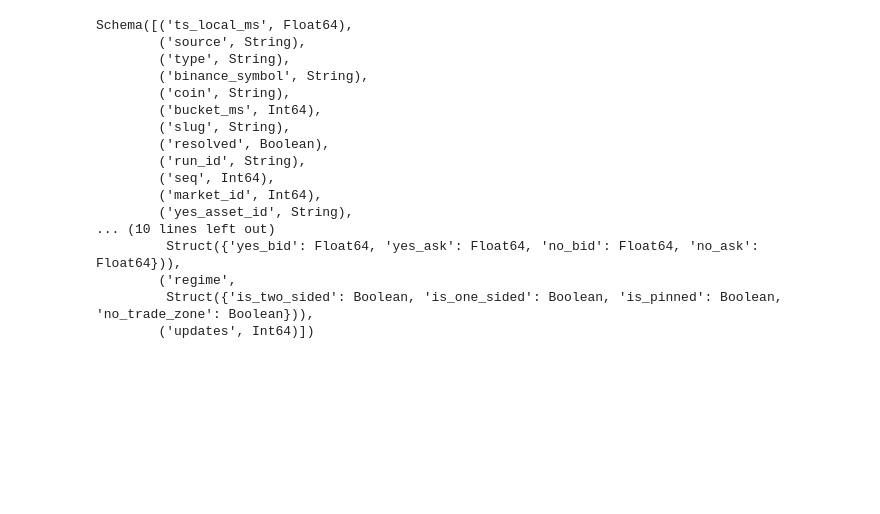
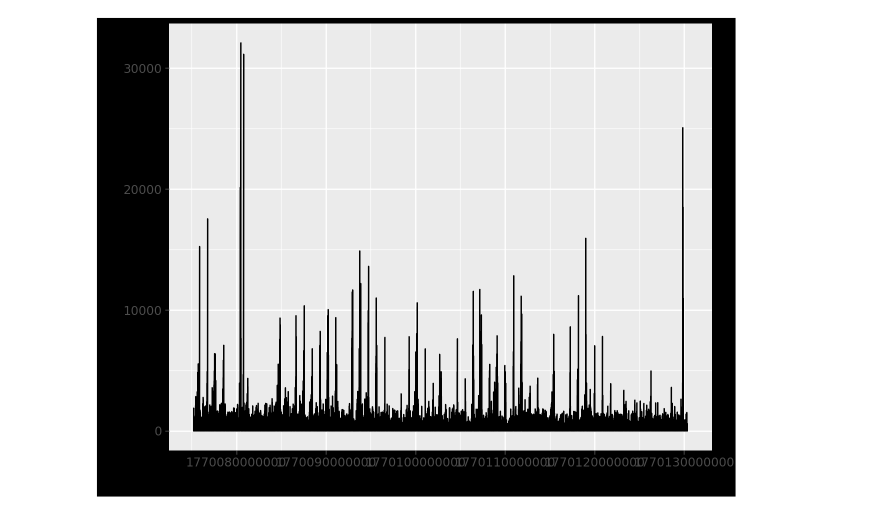
Before and after one commit to fxmc/polytraderupdown, a Jupyter notebook: analysis/check_metrics.ipynb, the cells around one changed output. Drawn from its saved outputs; the diff is of its cells as text; code cells hidden in the pictures; blank space fills up the shorter version.

```diff
--- a/analysis/check_metrics.ipynb
+++ b/analysis/check_metrics.ipynb
@@ -1,8 +6,12 @@
 # %%
-import polars as pl
-BINANCE_PATH = r"C:\Users\ccodi\Documents\prog\python\polytraderupdown\logs\run_20260201_230555\binance.jsonl"
-PM_PATH = r"C:\Users\ccodi\Documents\prog\python\polytraderupdown\logs\run_20260201_230555\polymarket_clob.jsonl"
-MET_PATH = r"C:\Users\ccodi\Documents\prog\python\polytraderupdown\logs\run_20260201_230555\metrics.jsonl"
-bn = pl.read_ndjson(BINANCE_PATH)
+APP_PATH = fr"C:\Users\ccodi\Documents\prog\python\polytraderupdown\logs\run_{date_str}\app.jsonl"
+BINANCE_PATH = fr"C:\Users\ccodi\Documents\prog\python\polytraderupdown\logs\run_{date_str}\binance.jsonl"
+MET_PATH = fr"C:\Users\ccodi\Documents\prog\python\polytraderupdown\logs\run_{date_str}\metrics.jsonl"
+PM_PATH = fr"C:\Users\ccodi\Documents\prog\python\polytraderupdown\logs\run_{date_str}\polymarket_clob.jsonl"
+CH_PATH = fr"C:\Users\ccodi\Documents\prog\python\polytraderupdown\logs\run_{date_str}\polymarket_rtds.jsonl"
+
+app = pl.read_ndjson(APP_PATH).sort("ts_local_ms")
+bn = pl.read_ndjson(BINANCE_PATH).sort("ts_local_ms")
+mt = pl.read_ndjson(MET_PATH).sort("ts_local_ms")
 pm = pl.read_ndjson(PM_PATH).sort("ts_local_ms")
-mt = pl.read_ndjson(MET_PATH).sort("ts_local_ms")
+ch = pl.read_ndjson(CH_PATH).sort("ts_local_ms")
@@ -57,20 +18,13 @@ shape: (1_060_172, 12)
-# %%
-pm.schema
-# %% [output]
-Schema([('ts_local_ms', Float64),
-        ('source', String),
-        ('type', String),
-        ('binance_symbol', String),
-        ('coin', String),
-        ('bucket_ms', Int64),
-        ('slug', String),
-        ('resolved', Boolean),
-        ('run_id', String),
-        ('seq', Int64),
-        ('market_id', Int64),
-        ('yes_asset_id', String),
-... (10 lines left out)
-         Struct({'yes_bid': Float64, 'yes_ask': Float64, 'no_bid': Float64, 'no_ask': Float64})),
-        ('regime',
-         Struct({'is_two_sided': Boolean, 'is_one_sided': Boolean, 'is_pinned': Boolean, 'no_trade_zone': Boolean})),
-        ('updates', Int64)])
+# %%
+(
+    pm
+    .filter(pl.col("type") == "book")
+    .with_columns(
+        pl.col('ts_local_ms').diff().alias("diff"),
+    )
+    .pipe(p9.ggplot)
+    + p9.aes(x='ts_local_ms', y='diff')
+    + p9.geom_line()
+)
+# %% [output]
+[figure, added]
```
Also changed, not shown: parts of 7 cells of this notebook, 16 other files.
